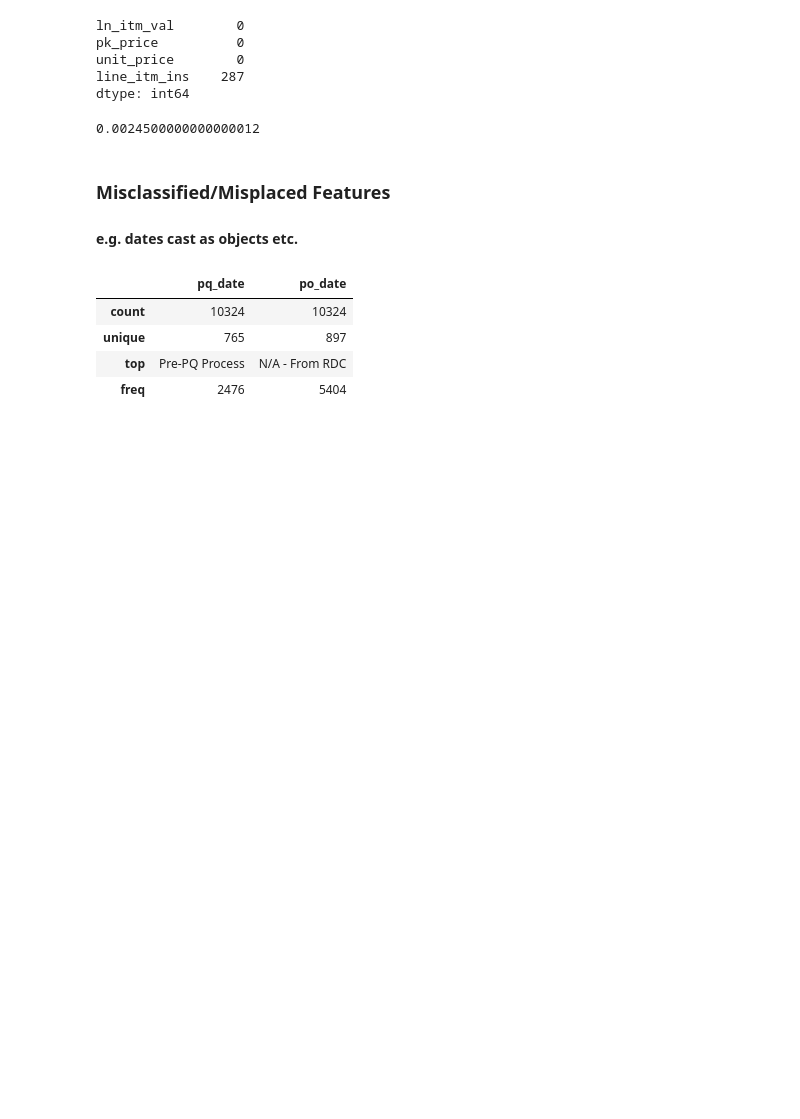
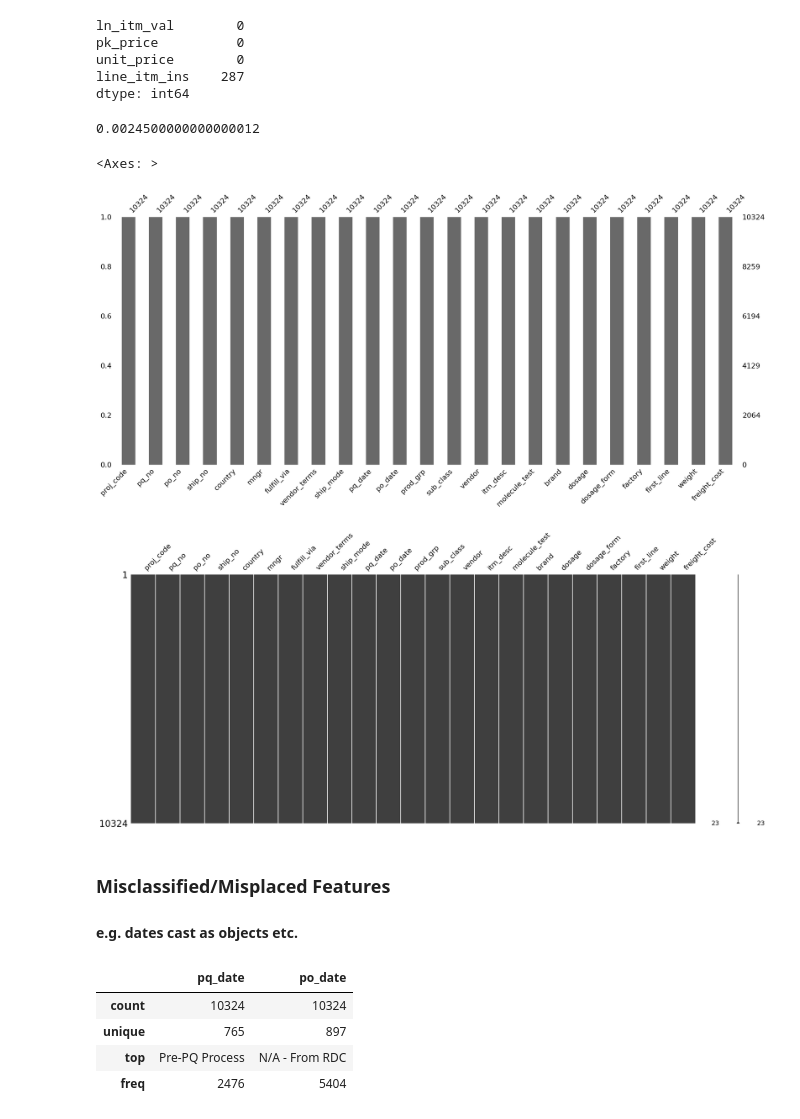
Before and after one commit to rakeshn19/AI-project-SCM, a Jupyter notebook: data_cleaning_feature_engg.ipynb, the cells around one changed output. Cells and saved outputs as stored; diff of their text form; code cells hidden in the pictures; blank space fills up the shorter version.

```diff
--- a/data_cleaning_feature_engg.ipynb
+++ b/data_cleaning_feature_engg.ipynb
@@ -292,6 +300,13 @@ dfloat.fillna(value=q1, inplace=True)
 q1
 # %% [output]
 0.0024500000000000012
+# %%
+msno.bar(dobject, labels=True)
+msno.matrix(dobject)
+# %% [output]
+<Axes: >
+[figure, added]
+[figure, added]
 # %% [markdown]
 ### Misclassified/Misplaced Features
 #### e.g. dates cast as objects etc.
```
Also changed, not shown: parts of 25 cells of this notebook, 14 other files.
